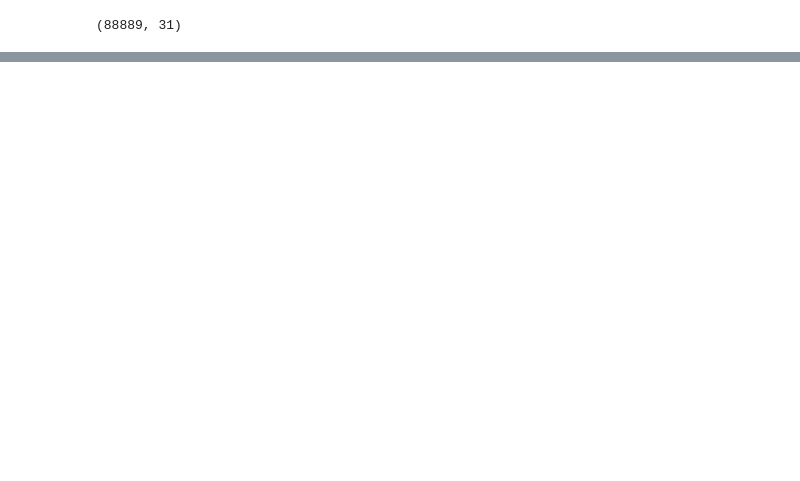
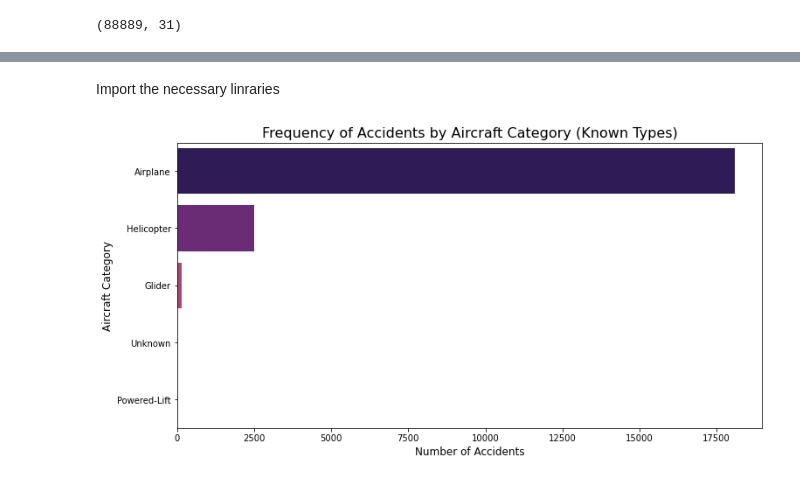
Before and after one commit to danielowuor/projectphase1, a Jupyter notebook: Phase1Project.ipynb, the cells around one changed output, grey strips where cells are left out. Saved outputs shown, nothing was run; the diff lists cells and outputs as text; code cells hidden in the pictures; blank space fills up the shorter version.

Commit message:
Complete analysis: Added notebook, cleaned data, and generated PowerPoint presentation

```diff
--- a/Phase1Project.ipynb
+++ b/Phase1Project.ipynb
@@ -135,0 +253,10 @@ df.shape
+# %%
+# Analyze Fatal vs Non-Fatal Accidents by Manufacturer
+def classify_outcome(severity):
+    if severity == 'Fatal':
+        return 'Fatal'
+    elif severity in ['Non-Fatal', 'Incident', 'Minor', 'Serious']:
+        return 'Non-Fatal'
+    else:
+        return 'Unknown'
+df['Outcome'] = df['Injury.Severity'].apply(classify_outcome)
@@ -135,0 +272,6 @@ df.shape
+# %%
+df['Event.Date']= pd.to_datetime(df['Event.Date'])
+df['Year']= df['Event.Date'].dt.year
+df.drop
+df = df[df['Year'] >= 1990] #focus on data from 1990 onwards for better relevance to 2025 standards
+df['Year'].head()
@@ -135,0 +297,5 @@ df.shape
+# %%
+df['Make'] = (df['Make'].str.strip().str.title())
+df['Aircraft.damage'] = (df['Aircraft.damage'].str.title().fillna('Unknown'))
+df['Broad.phase.of.flight'] = df['Broad.phase.of.flight'].str.strip().str.title()
+df['Engine.Type'] = df['Engine.Type'].str.strip().str.title()
@@ -135,0 +306,5 @@ df.shape
+# %%
+make_counts = df['Make'].value_counts()
+common_makes = make_counts[make_counts >= 50].index
+
+df = df[df['Make'].isin(common_makes)]
@@ -135,0 +362,2 @@ df.shape
+# %% [markdown]
+Import the necessary linraries
@@ -135,0 +367,14 @@ df.shape
+# %%
+category_counts = df['Aircraft.Category'].value_counts()
+# Select the top 10 categories for a cleaner plot
+top_categories = category_counts.head(5)
+
+plt.figure(figsize=(12, 6))
+sns.barplot(x=top_categories.values, y=top_categories.index, palette='magma')
+
+plt.title('Frequency of Accidents by Aircraft Category (Known Types)', fontsize=16)
+plt.xlabel('Number of Accidents', fontsize=12)
+plt.ylabel('Aircraft Category', fontsize=12)
+plt.show()
+# %% [output]
+[figure, added]
```
Also changed, not shown: parts of 58 cells of this notebook, 4 other files.
